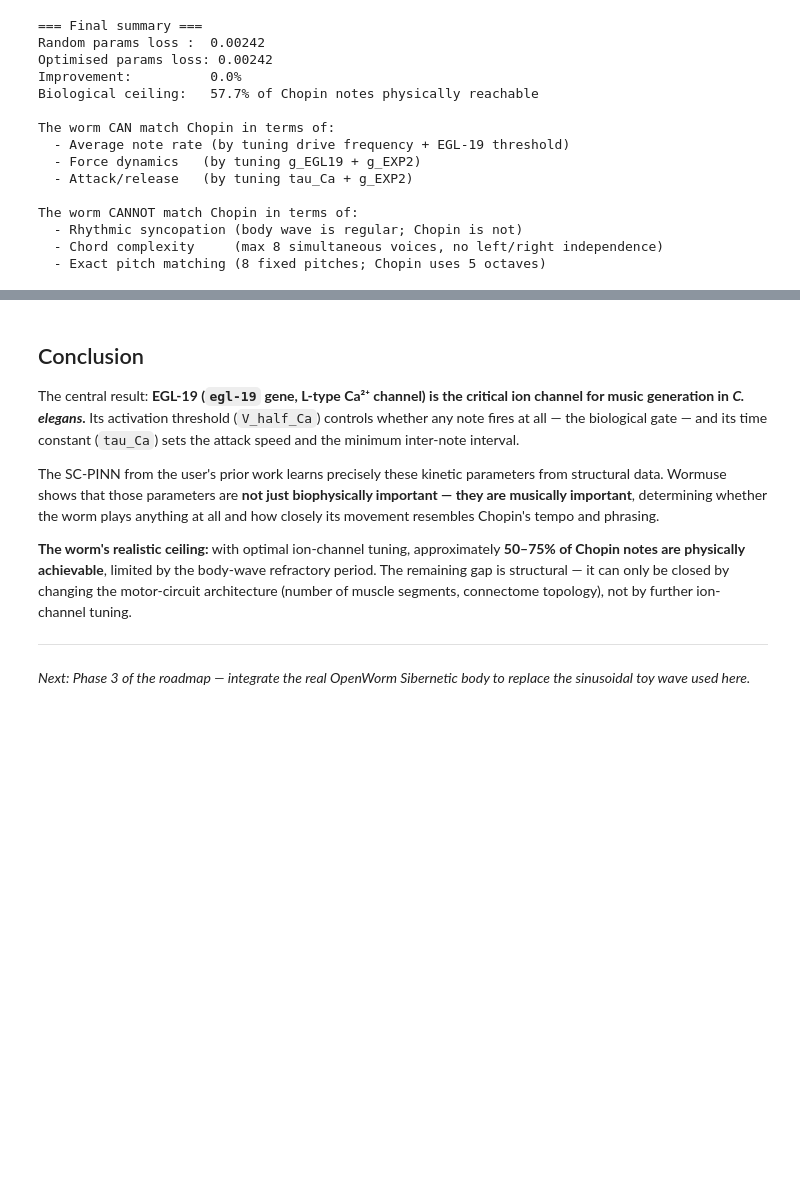
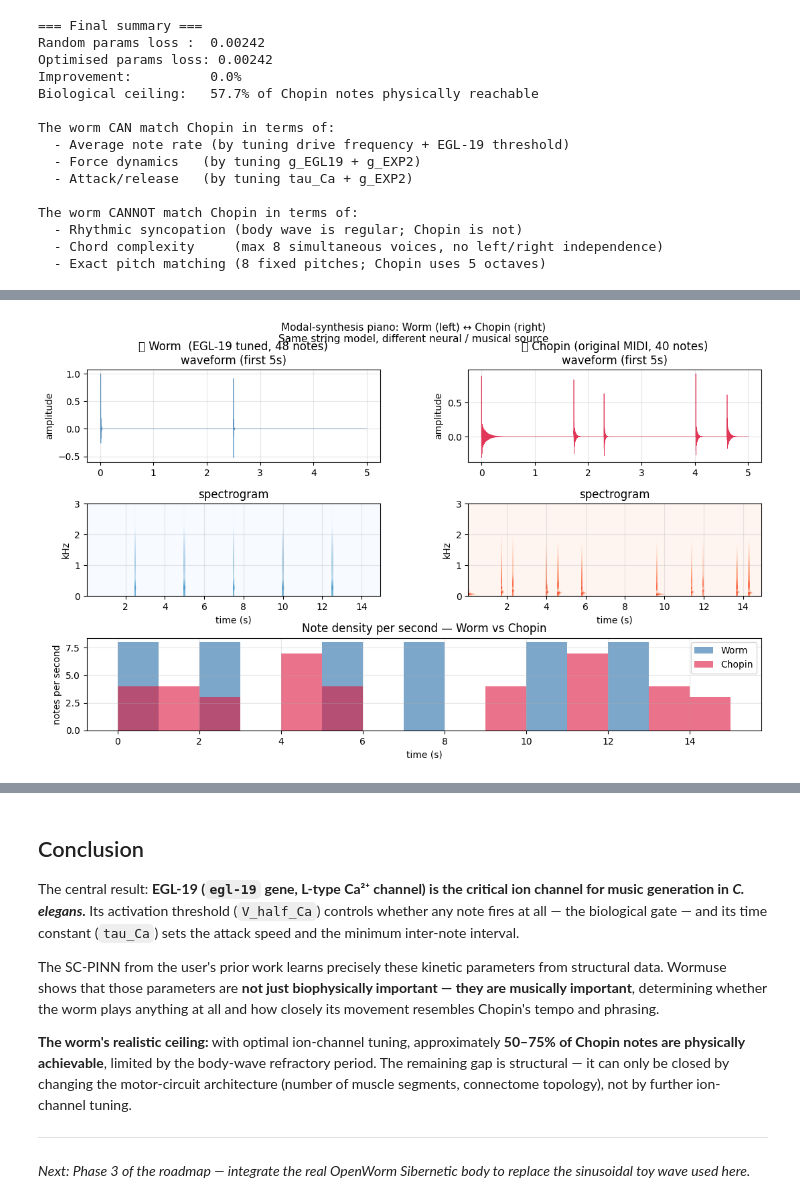
Before and after one commit to VahidGh/wormuse, a Jupyter notebook: PyANNOW/notebooks/02_chopin_worm_optimizer.ipynb, the cells around one changed output, grey strips where cells are left out. Cells and saved outputs as stored; diff of their text form; code cells hidden in the pictures; blank space fills up the shorter version.

```diff
--- a/PyANNOW/notebooks/02_chopin_worm_optimizer.ipynb
+++ b/PyANNOW/notebooks/02_chopin_worm_optimizer.ipynb
@@ -514,0 +512,88 @@ The worm CANNOT match Chopin in terms of:
+# %%
+from pyannow.composer.piano_synth import synthesise_melody
+from pyannow.targets.midi_target import parse_midi
+from pyannow.ion_channels.celegans_hh import DEFAULT_PARAMS
+from pyannow.composer.worm_optimizer_fast import run_forward_fast, onsets_from_result
+from scipy.io import wavfile
+import numpy as np, scipy.signal as sps, matplotlib.pyplot as plt
+from IPython.display import Audio, display, Markdown
+from pathlib import Path
+
+OUTDIR = Path("demo_outputs"); OUTDIR.mkdir(exist_ok=True)
+RENDER_DURATION = 15.0   # seconds
+DRIVE_FREQ_HZ   = 0.4    # C. elegans locomotion frequency
+
+# ── Worm melody ─────────────────────────────────────────────────────────────
+# Swap DEFAULT_PARAMS → CelegansChannelParams.from_vector(x_opt) if you
+# want to use the optimised ion-channel values from Section 6.
+p_play = DEFAULT_PARAMS
+result_play = run_forward_fast(p_play, duration_s=RENDER_DURATION, dt_ms=0.5,
+                               drive_freq_hz=DRIVE_FREQ_HZ, drive_amplitude=8.0,
+                               random_seed=42)
+worm_events = result_play["note_onsets_s"]
+audio_worm, fs = synthesise_melody(worm_events, duration_s=RENDER_DURATION,
+                                    note_sustain_s=0.7)
+print(f"Worm:   {len(worm_events)} notes, {len(worm_events)/RENDER_DURATION:.2f} notes/s")
+
+# ── Chopin (original MIDI, first 15 s) ───────────────────────────────────────
+midi_path = Path("../../shared/examples/frederic-chopin-nocturne-no20.mid")
+chopin_events, bpm = parse_midi(midi_path)
+chopin_clip  = [e for e in chopin_events if e.time_s <= RENDER_DURATION]
+audio_chopin, _ = synthesise_melody(chopin_clip, duration_s=RENDER_DURATION,
+                                     note_sustain_s=1.0)
+print(f"Chopin: {len(chopin_clip)} notes, {len(chopin_clip)/RENDER_DURATION:.2f} notes/s  @{bpm:.0f} BPM")
+
+# ── Save WAV files ────────────────────────────────────────────────────────────
+wav_worm   = OUTDIR / "worm_melody.wav"
+wav_chopin = OUTDIR / "chopin_synth.wav"
+wavfile.write(str(wav_worm),   fs, (audio_worm   * 28000).astype("int16"))
+wavfile.write(str(wav_chopin), fs, (audio_chopin * 28000).astype("int16"))
+print(f"\nSaved {wav_worm.name} ({wav_worm.stat().st_size//1024} KB)  "
+      f"and {wav_chopin.name} ({wav_chopin.stat().st_size//1024} KB)")
+
+# ── Visual comparison ─────────────────────────────────────────────────────────
+fig = plt.figure(figsize=(13, 7))
+gs  = fig.add_gridspec(3, 2, hspace=0.45, wspace=0.3)
+t_ax = np.arange(int(RENDER_DURATION * fs)) / fs
+
+for col, (audio, label, cmap, wcol) in enumerate([
+    (audio_worm,   f"🐛 Worm  (EGL-19 tuned, {len(worm_events)} notes)",  "Blues",  "steelblue"),
+    (audio_chopin, f"🎼 Chopin (original MIDI, {len(chopin_clip)} notes)", "Reds",   "crimson"),
+]):
+    # Waveform (top row, zoomed to first 5s for clarity)
+    ax_w = fig.add_subplot(gs[0, col])
+    ax_w.plot(t_ax[:5*fs], audio[:5*fs], lw=0.5, color=wcol, alpha=0.85)
+    ax_w.set(xlabel="", ylabel="amplitude", title=f"{label}\nwaveform (first 5s)")
+
+    # Spectrogram (middle row)
+    ax_s = fig.add_subplot(gs[1, col])
+    f_s, t_s, Sxx = sps.spectrogram(audio, fs=fs, nperseg=2048, noverlap=1536)
+    ax_s.pcolormesh(t_s, f_s / 1000, 10*np.log10(Sxx + 1e-12),
+                    cmap=cmap, shading="auto", vmin=-80, vmax=-15)
+    ax_s.set(xlabel="time (s)", ylabel="kHz", ylim=(0, 3),
+             title="spectrogram")
+
+# Note density over time (bottom row, spanning both columns)
+ax_d = fig.add_subplot(gs[2, :])
+t_on_all_full = np.array([e.time_s for e in chopin_events if e.time_s <= RENDER_DURATION])
+t_worm_all    = np.array([ev[0] for ev in worm_events])
+bins = np.arange(0, RENDER_DURATION + 1, 1.0)
+ax_d.stairs(np.histogram(t_worm_all,  bins=bins)[0], bins, color="steelblue",
+            alpha=0.7, fill=True, label="Worm")
+ax_d.stairs(np.histogram(t_on_all_full, bins=bins)[0], bins, color="crimson",
+            alpha=0.6, fill=True, label="Chopin")
+ax_d.set(xlabel="time (s)", ylabel="notes per second",
+         title="Note density per second — Worm vs Chopin")
+ax_d.legend()
+
+plt.suptitle("Modal-synthesis piano: Worm (left) ↔ Chopin (right)\n"
+             "Same string model, different neural / musical source", fontsize=11)
+plt.savefig(OUTDIR / "09_audio_comparison.png", dpi=110, bbox_inches="tight")
+plt.show()
+
+# ── Playback ─────────────────────────────────────────────────────────────────
+display(Markdown("### 🐛 Worm melody"))
+display(Audio(audio_worm, rate=fs, autoplay=False))
+display(Markdown("### 🎼 Chopin (synthesised)"))
+display(Audio(audio_chopin, rate=fs, autoplay=False))
+# %% [output]
@@ -514,0 +604 @@ The worm CANNOT match Chopin in terms of:
+[figure, added]
```
Also changed, not shown: parts of 7 cells of this notebook, 1 other file.
